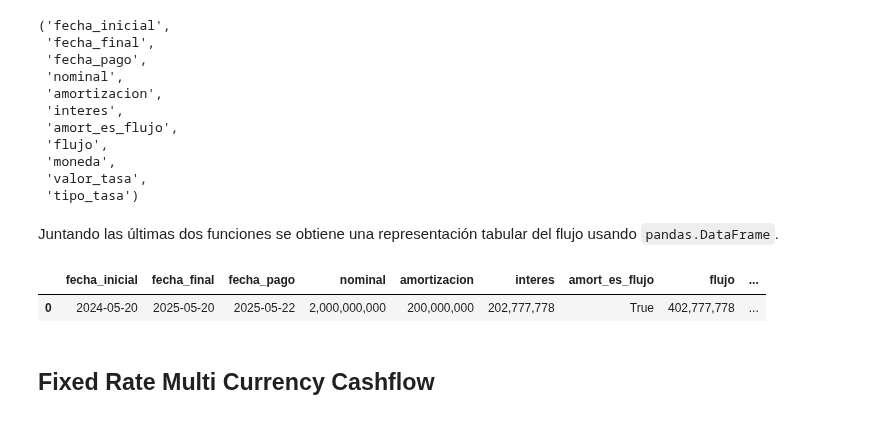
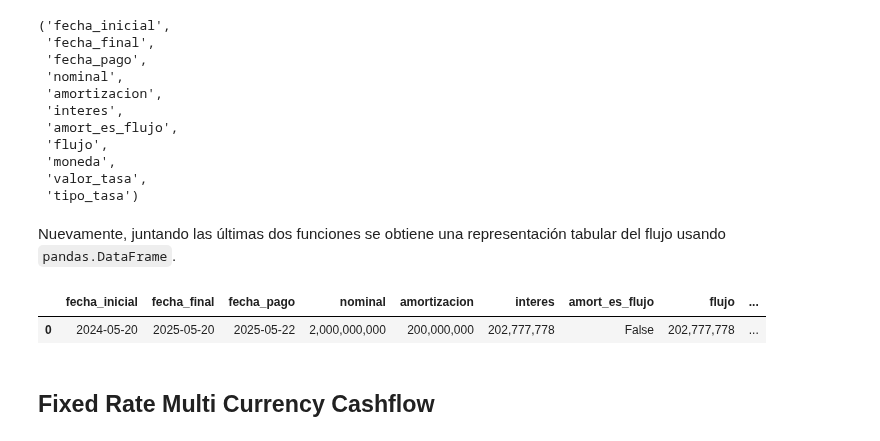
Before and after one commit to qcfinancial/qcfinancial-docs, a Jupyter notebook: 2_Cashflows.ipynb, the cells around one changed output. Drawn from its saved outputs; the diff is of its cells as text; code cells hidden in the pictures.

```diff
--- a/2_Cashflows.ipynb
+++ b/2_Cashflows.ipynb
@@ -383,19 +394,22 @@ qcf.get_column_names(fixed_rate_cashflow.get_type())
  'valor_tasa',
  'tipo_tasa')
 # %% [markdown]
-Juntando las últimas dos funciones se obtiene una representación tabular del flujo usando `pandas.DataFrame`.
+Nuevamente, juntando las últimas dos funciones se obtiene una representación tabular del flujo usando `pandas.DataFrame`.
 # %%
-df = pd.DataFrame([qcf.show(fixed_rate_cashflow)], columns=qcf.get_column_names(fixed_rate_cashflow.get_type()))
+df = pd.DataFrame(
+    [qcf.show(fixed_rate_cashflow)],
+    columns=qcf.get_column_names(fixed_rate_cashflow.get_type())
+)
 df.style.format({
     'nominal':'{:,.0f}',
     'amortizacion':'{:,.0f}',
     'interes':'{:,.0f}',
     'flujo':'{:,.0f}',
     'valor_tasa':'{:.2%}'
 })
 # %% [output]
 |  | fecha_inicial | fecha_final | fecha_pago | nominal | amortizacion | interes | amort_es_flujo | flujo | ... |
-| 0 | 2024-05-20 | 2025-05-20 | 2025-05-22 | 2,000,000,000 | 200,000,000 | 202,777,778 | True | 402,777,778 | ... |
+| 0 | 2024-05-20 | 2025-05-20 | 2025-05-22 | 2,000,000,000 | 200,000,000 | 202,777,778 | False | 202,777,778 | ... |
 # %% [markdown]
 ## Fixed Rate Multi Currency Cashflow
 # %% [markdown]
```
Also changed, not shown: parts of 129 cells of this notebook, 2 other files.
